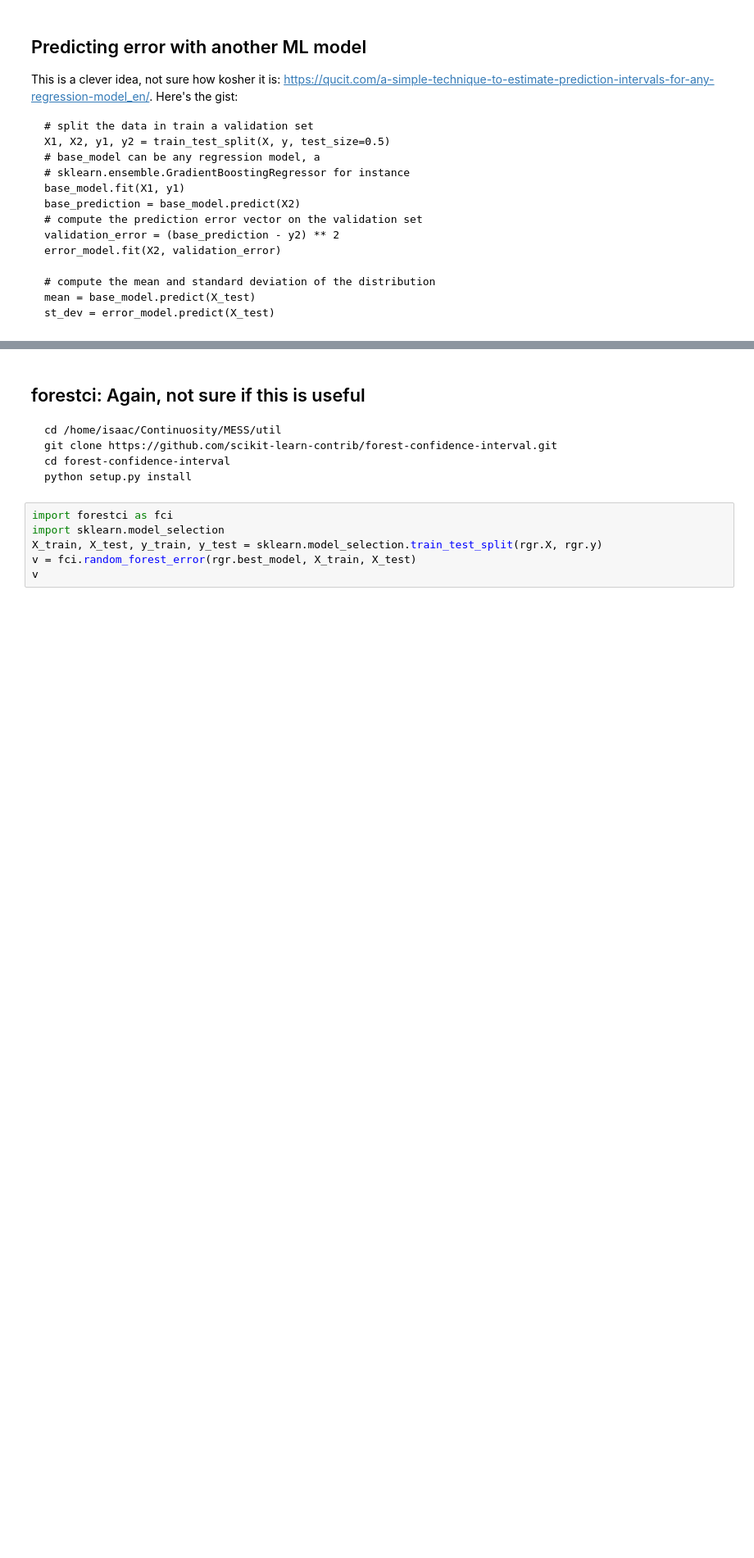
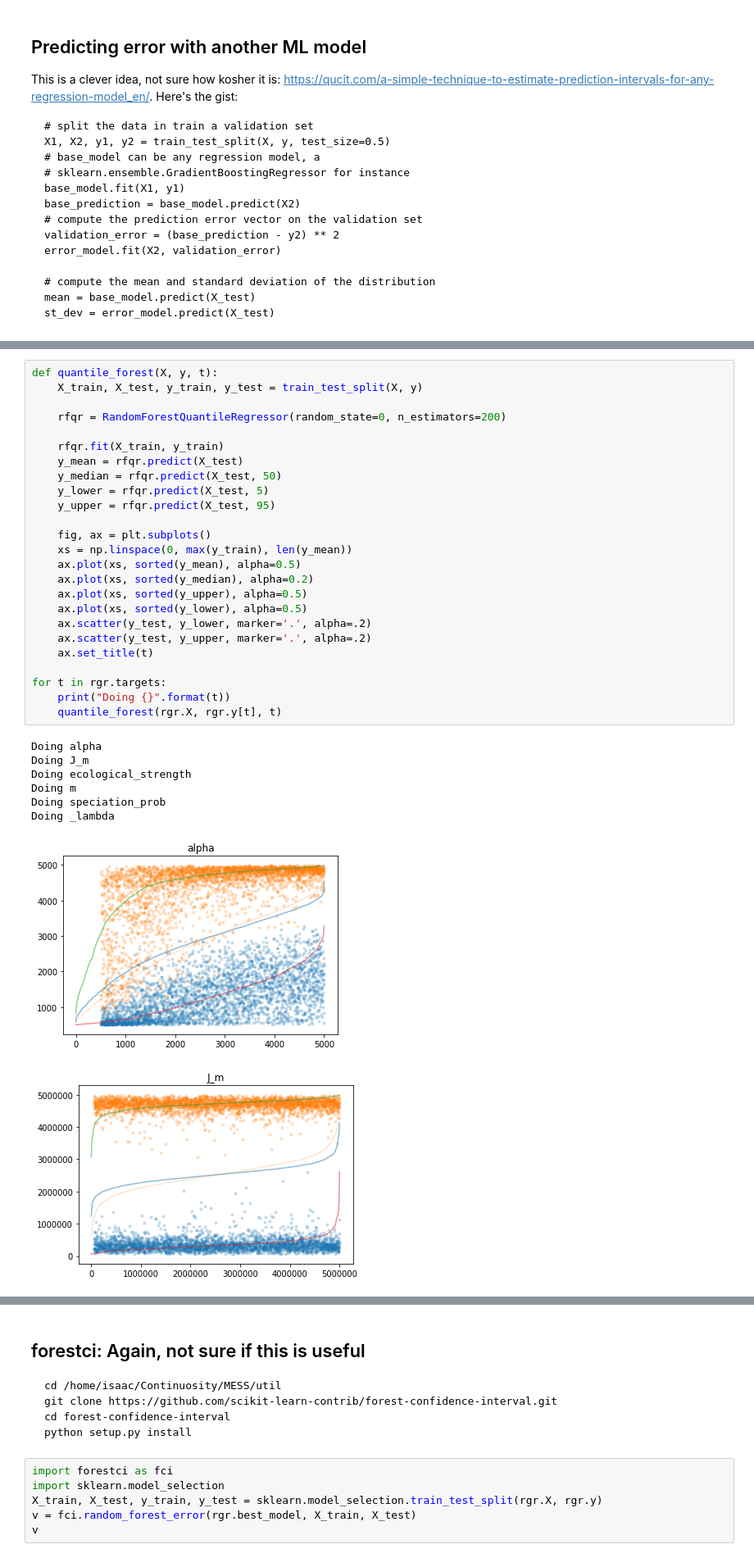
Before and after one commit to messDiv/MESS, a Jupyter notebook: jupyter-notebooks/util/Inference-Prediction-Interval-Testing.ipynb, the cells around one changed output, grey strips where cells are left out. Shown at 82% size. Cells and saved outputs as stored; diff of their text form; blank space fills up the shorter version.

```diff
--- a/jupyter-notebooks/util/Inference-Prediction-Interval-Testing.ipynb
+++ b/jupyter-notebooks/util/Inference-Prediction-Interval-Testing.ipynb
@@ -63,0 +67,34 @@ https://scikit-garden.github.io/examples/QuantileRegressionForests/
+# %%
+def quantile_forest(X, y, t):
+    X_train, X_test, y_train, y_test = train_test_split(X, y)
+
+    rfqr = RandomForestQuantileRegressor(random_state=0, n_estimators=200)
+
+    rfqr.fit(X_train, y_train)
+    y_mean = rfqr.predict(X_test)
+    y_median = rfqr.predict(X_test, 50)
+    y_lower = rfqr.predict(X_test, 5)
+    y_upper = rfqr.predict(X_test, 95)
+
+    fig, ax = plt.subplots()
+    xs = np.linspace(0, max(y_train), len(y_mean))
+    ax.plot(xs, sorted(y_mean), alpha=0.5)
+    ax.plot(xs, sorted(y_median), alpha=0.2)
+    ax.plot(xs, sorted(y_upper), alpha=0.5)
+    ax.plot(xs, sorted(y_lower), alpha=0.5)
+    ax.scatter(y_test, y_lower, marker='.', alpha=.2)
+    ax.scatter(y_test, y_upper, marker='.', alpha=.2)
+    ax.set_title(t)
+
+for t in rgr.targets:
+    print("Doing {}".format(t))
+    quantile_forest(rgr.X, rgr.y[t], t)
+# %% [output]
+Doing alpha
+Doing J_m
+Doing ecological_strength
+Doing m
+Doing speciation_prob
+Doing _lambda
+[figure, added]
+[figure, added]
```
Also changed, not shown: parts of 16 cells of this notebook, 2 other files.
